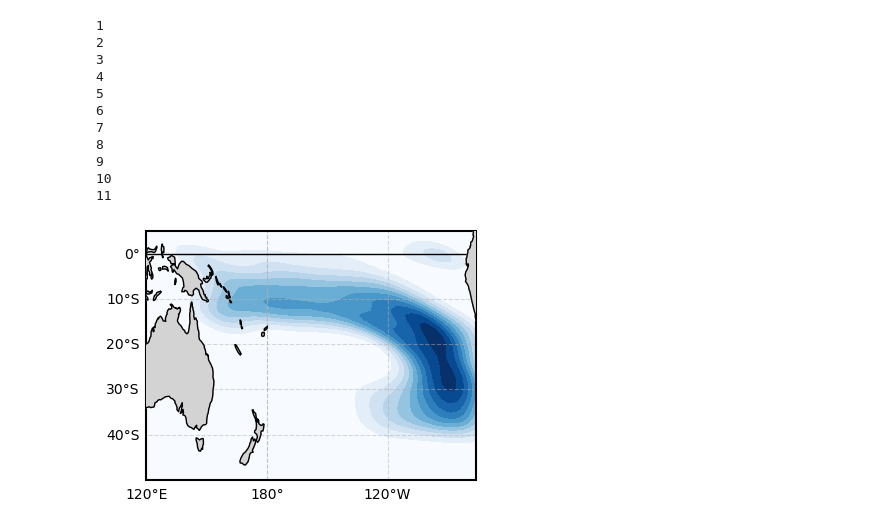
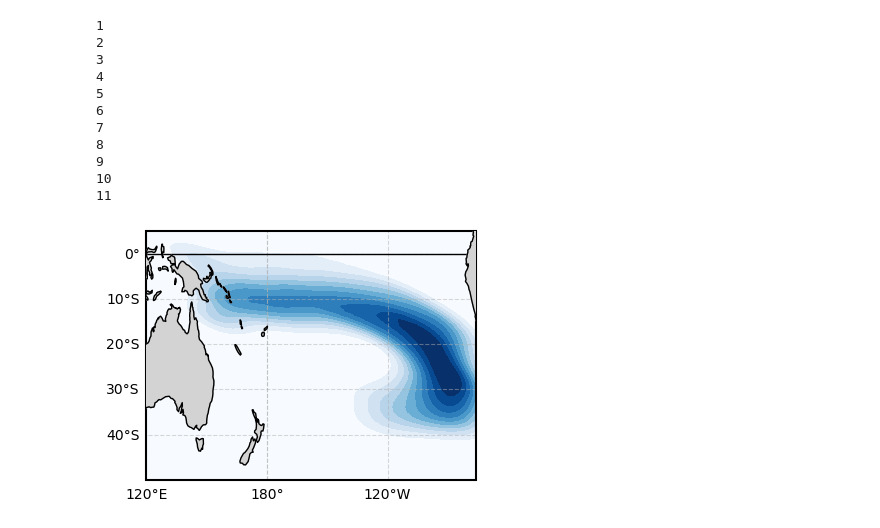
Before and after one commit to CassiaCai/stc_doubleitczbias, a Jupyter notebook: monthly_sensitivity_tests.ipynb, the cells around one changed output. Saved outputs shown, nothing was run; the diff lists cells and outputs as text; code cells hidden in the pictures.

```diff
--- a/monthly_sensitivity_tests.ipynb
+++ b/monthly_sensitivity_tests.ipynb
@@ -203,32 +203,32 @@ region_idx = region_idx_traj
 fig, ax = plt.subplots(figsize=(4, 3),
                       subplot_kw={'projection': ccrs.PlateCarree(central_longitude=180, globe=None)})
 ####### STATICS
 ax.add_feature(cfeature.LAND, color='lightgray', zorder=100)
 ax.add_feature(cfeature.COASTLINE, linewidth=1., zorder=100)
 ax.grid(c='k', linestyle='dashed', alpha=0.2, zorder=4)
 ax.set_extent([120, 284, -50, 5], crs=ccrs.PlateCarree())
 # ax.set_extent([120, 284, -5, 50], crs=ccrs.PlateCarree())
 gl = ax.gridlines(draw_labels={'left': True, 'bottom': True, 'right': False, 'top': False},
                   zorder=4, linestyle='--', alpha=0.5)
 gl.xlabel_style = {'size': 10, 'color':'k'}  # Longitude labels
 gl.ylabel_style = {'size': 10, 'color':'k'}  # Latitude labels
 ax.axhline(y=0, color='k', linestyle='-', linewidth=1, zorder=5)
 ax.spines['geo'].set_edgecolor('black')
 ax.spines['geo'].set_linewidth(1.5)
 ax.set_aspect('auto')
 
 ####### INITIAL LOCATIONS
 # ax.scatter(lon_data[region_idx, 0], lat_data[region_idx, 0],
 #            s=0.5, c='k', marker='o', edgecolor='k', zorder=100,transform=ccrs.PlateCarree())
 
 # #### CONTOURF AND CONTOUR
-contourf_plot = traj_list.isel(ens=4).plot.contourf(
+contourf_plot = traj_list.isel(ens=0).plot.contourf(
     x='lon', y='lat', cmap='Blues', add_colorbar=False, transform=ccrs.PlateCarree(),
     levels=11, vmax=60e-5, vmin=0, alpha=1) # 6
 
 #### TITLE
 # plt.title('LENS: Dec', fontsize=11, fontweight='bold', zorder=12, loc='left')
 plt.tight_layout()
 plt.show()
 # %% [output]
-[figure, old version]
+[figure, new version]
```
Also changed, not shown: parts of 1 cell of this notebook.
